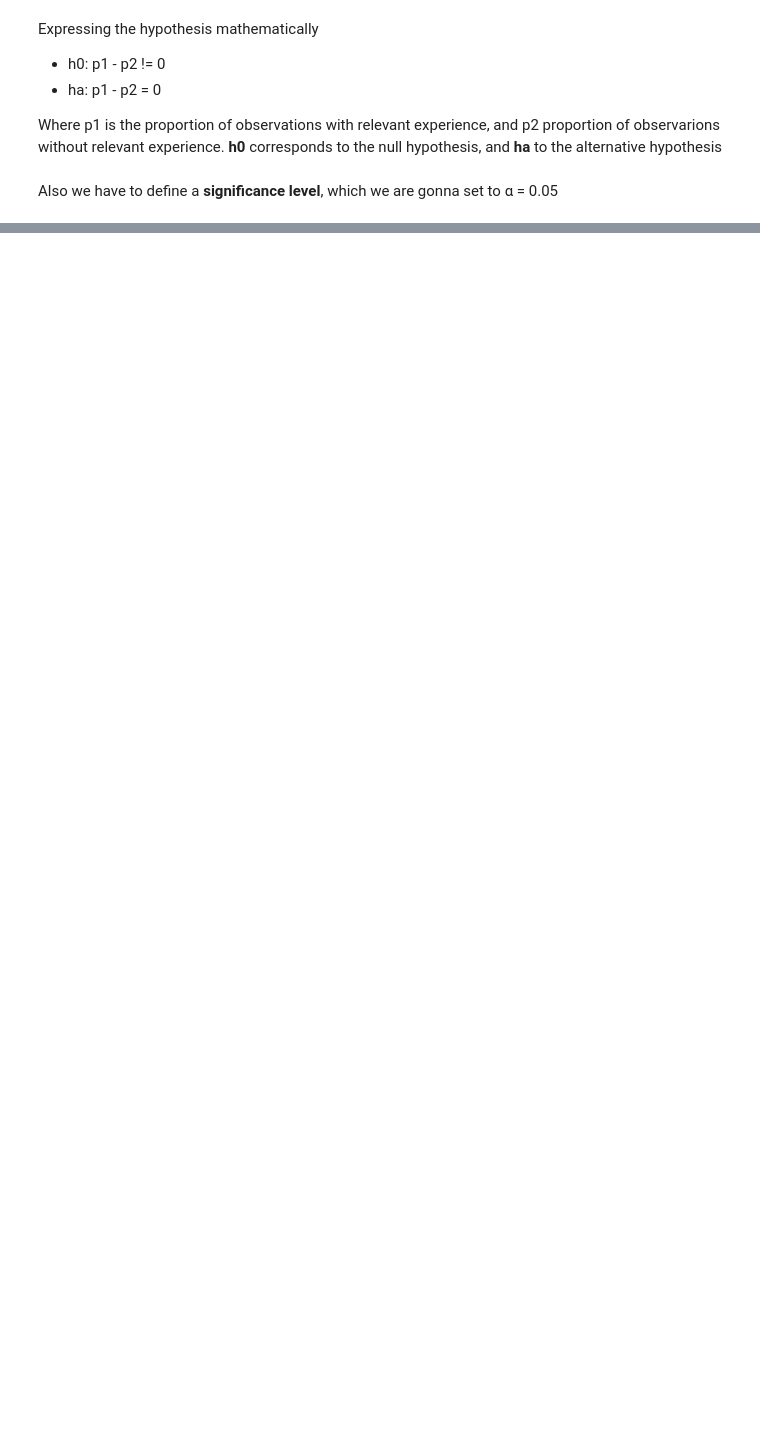
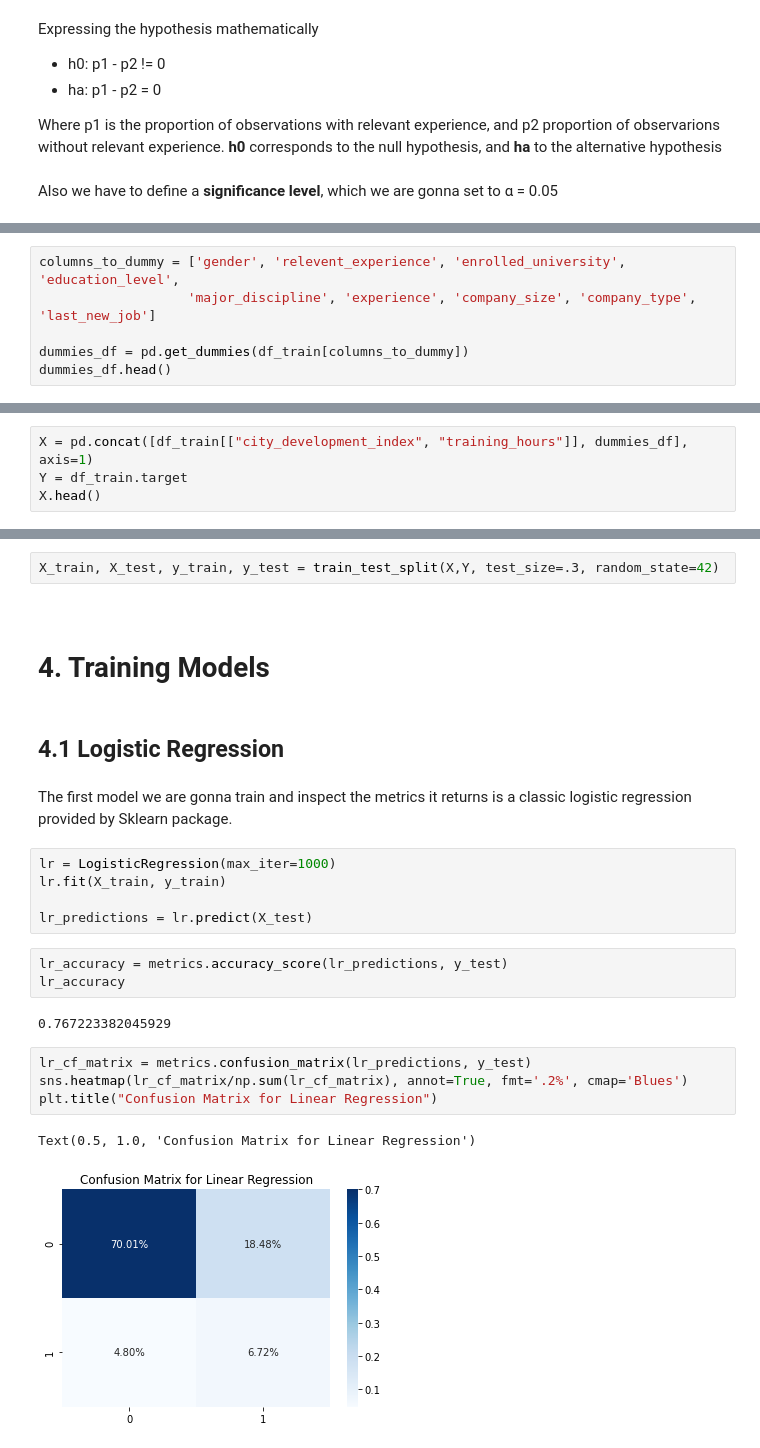
Before and after one commit to ftarantuviez/HR-Analytics-Job-Change-of-Data-Scientists, a Jupyter notebook: HR Analytics - Job Change of Data Scientists.ipynb, the cells around one changed output, grey strips where cells are left out. Drawn from its saved outputs; the diff is of its cells as text; blank space fills up the shorter version.

Commit message:
feat: start modeling

```diff
--- a/HR Analytics - Job Change of Data Scientists.ipynb
+++ b/HR Analytics - Job Change of Data Scientists.ipynb
@@ -548,0 +744,6 @@ wining_seed
+# %%
+columns_to_dummy = ['gender', 'relevent_experience', 'enrolled_university', 'education_level',
+                   'major_discipline', 'experience', 'company_size', 'company_type', 'last_new_job']
+
+dummies_df = pd.get_dummies(df_train[columns_to_dummy])
+dummies_df.head()
@@ -548,0 +760,4 @@ wining_seed
+# %%
+X = pd.concat([df_train[["city_development_index", "training_hours"]], dummies_df], axis=1)
+Y = df_train.target
+X.head()
@@ -548,0 +774,27 @@ wining_seed
+# %%
+X_train, X_test, y_train, y_test = train_test_split(X,Y, test_size=.3, random_state=42)
+# %% [markdown]
+<a id="training_models"></a>
+# %% [markdown]
+# 4. Training Models
+# %% [markdown]
+## 4.1 Logistic Regression
+# %% [markdown]
+The first model we are gonna train and inspect the metrics it returns is a classic logistic regression provided by Sklearn package.
+# %%
+lr = LogisticRegression(max_iter=1000)
+lr.fit(X_train, y_train)
+
+lr_predictions = lr.predict(X_test)
+# %%
+lr_accuracy = metrics.accuracy_score(lr_predictions, y_test)
+lr_accuracy
+# %% [output]
+0.767223382045929
+# %%
+lr_cf_matrix = metrics.confusion_matrix(lr_predictions, y_test)
+sns.heatmap(lr_cf_matrix/np.sum(lr_cf_matrix), annot=True, fmt='.2%', cmap='Blues')
+plt.title("Confusion Matrix for Linear Regression")
+# %% [output]
+Text(0.5, 1.0, 'Confusion Matrix for Linear Regression')
+[figure, added]
```
Also changed, not shown: parts of 79 cells of this notebook, 1 other file.
